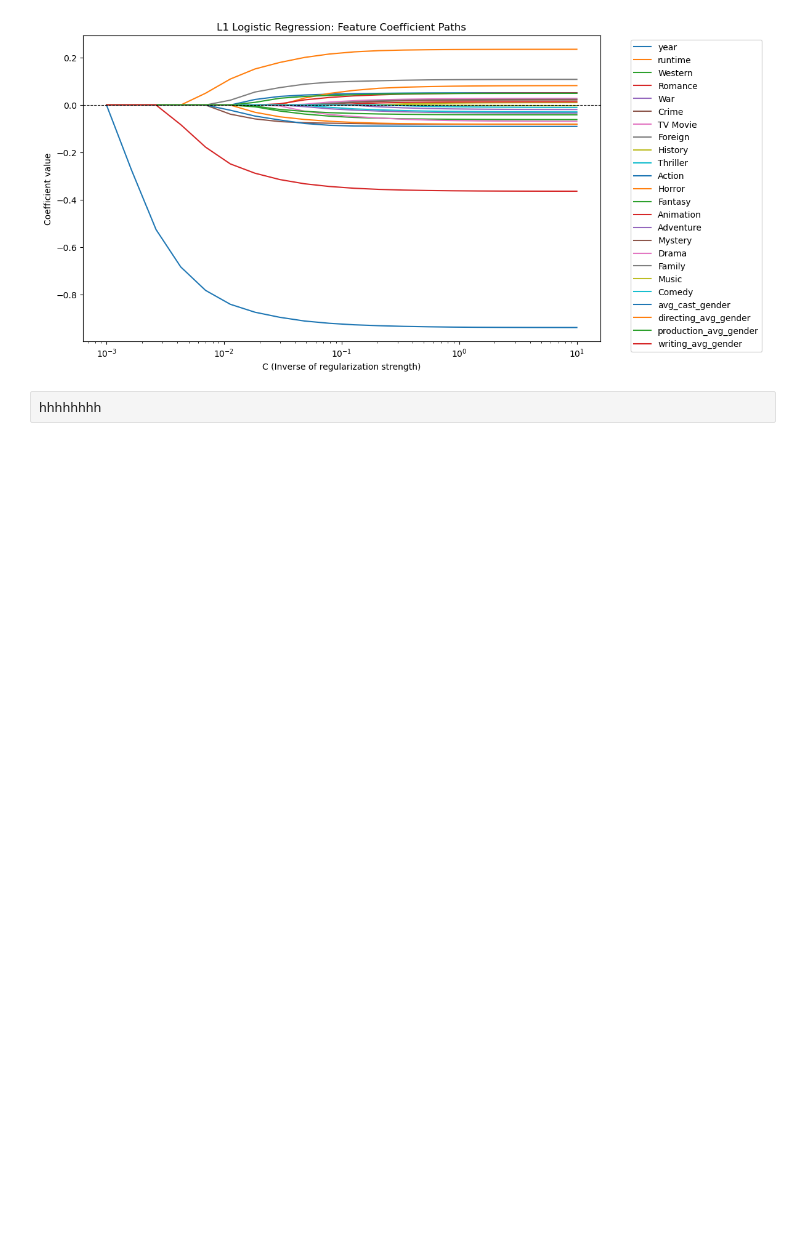
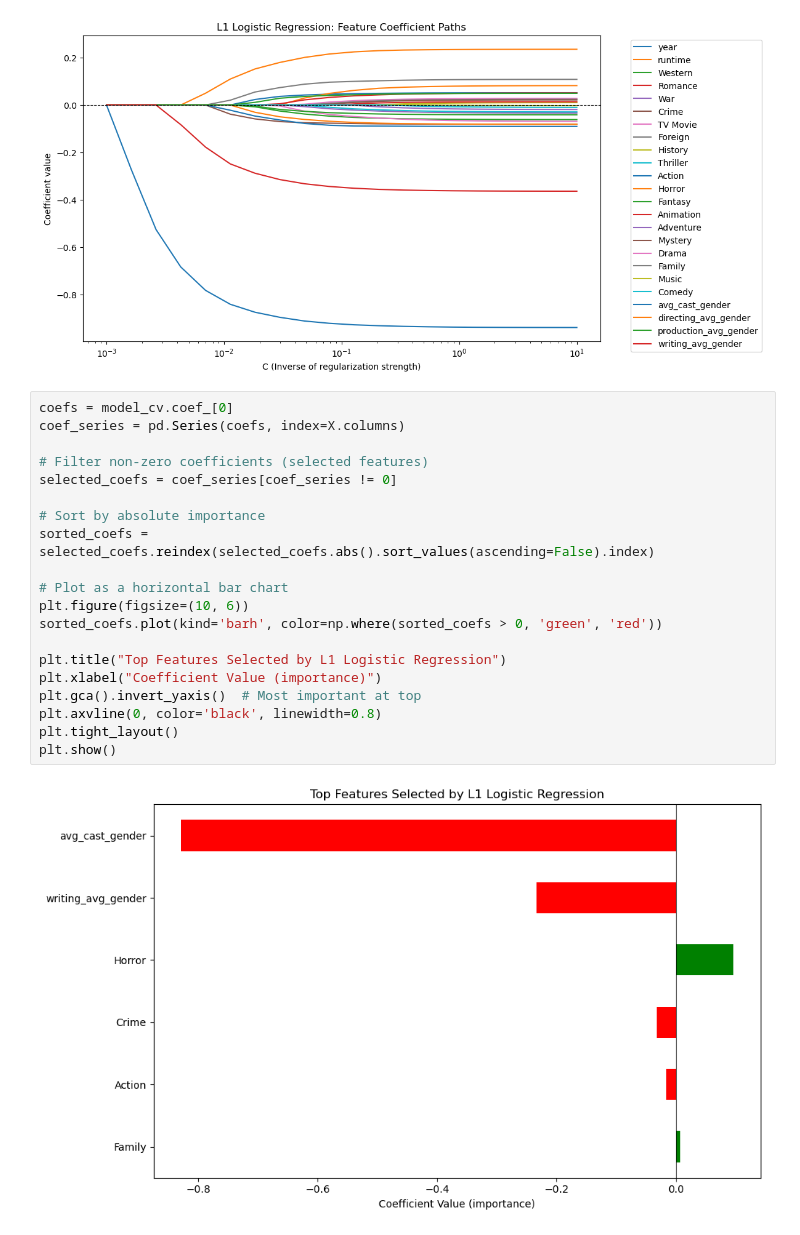
Before and after one commit to ABecker03/COGS209_Project, a Jupyter notebook: regression.ipynb, the cells around one changed output. Cells and saved outputs as stored; diff of their text form; blank space fills up the shorter version.

Commit message:
added feature importance chart

```diff
--- a/regression.ipynb
+++ b/regression.ipynb
@@ -141,4 +143,24 @@ plt.show()
 # %% [output]
 [figure]
 # %%
-hhhhhhhh
+coefs = model_cv.coef_[0]
+coef_series = pd.Series(coefs, index=X.columns)
+
+# Filter non-zero coefficients (selected features)
+selected_coefs = coef_series[coef_series != 0]
+
+# Sort by absolute importance
+sorted_coefs = selected_coefs.reindex(selected_coefs.abs().sort_values(ascending=False).index)
+
+# Plot as a horizontal bar chart
+plt.figure(figsize=(10, 6))
+sorted_coefs.plot(kind='barh', color=np.where(sorted_coefs > 0, 'green', 'red'))
+
+plt.title("Top Features Selected by L1 Logistic Regression")
+plt.xlabel("Coefficient Value (importance)")
+plt.gca().invert_yaxis()  # Most important at top
+plt.axvline(0, color='black', linewidth=0.8)
+plt.tight_layout()
+plt.show()
+# %% [output]
+[figure, added]
```
Also changed, not shown: parts of 2 cells of this notebook.
